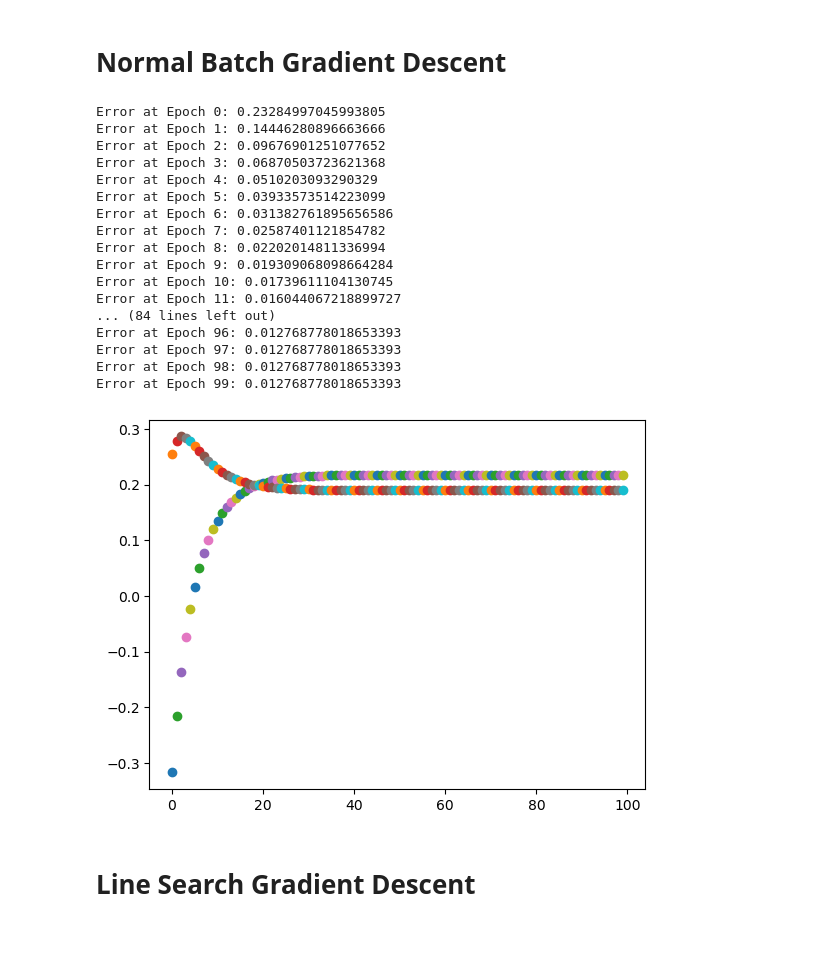
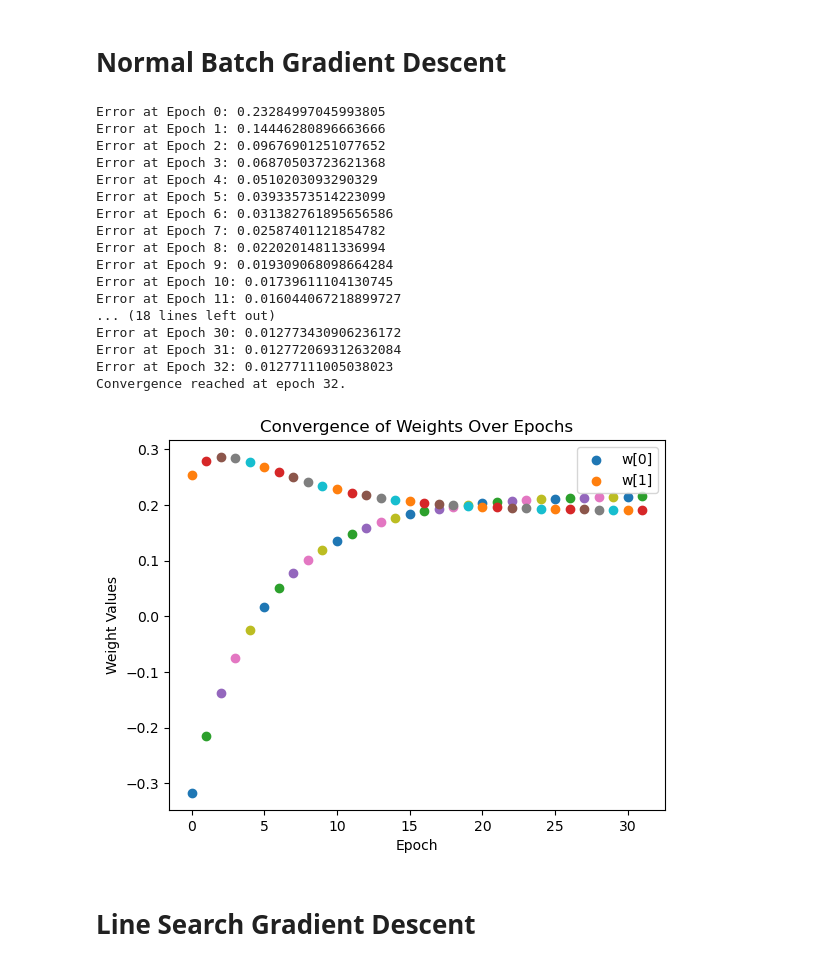
Before and after one commit to Philipp-Blankenhagen/DL-from-scratch, a Jupyter notebook: Gradient Descent.ipynb, the cells around one changed output. Drawn from its saved outputs; the diff is of its cells as text; code cells hidden in the pictures; blank space fills up the shorter version.

```diff
--- a/Gradient Descent.ipynb
+++ b/Gradient Descent.ipynb
@@ -15,57 +14,74 @@ w = torch.tensor([-0.45, 0.2])[:,None]
 # Normal Batch Gradient Descent
 # %%
 %matplotlib inline
-#plt.xlim(-0.6,0.4)
-#plt.ylim(0,0.5)
 
-delta = 0.2
-p = 3
-#d_w_t = -delta * (1/p * X@X.T@w - 1/p * X@y.T)
-w = torch.tensor([-0.45, 0.2])[:,None]
-w.requires_grad_(True)
+def gradient_descent_linear_regression(X, y, delta=0.2, p=3, epochs=100,tol=1e-6):
+    """
+    Performs gradient descent optimization on a linear regression model.
 
+    Parameters:
+    - X: torch.Tensor, the input features matrix.
+    - y: torch.Tensor, the target values vector.
+    - delta: float, the learning rate.
+    - p: int, scaling factor for the loss calculation.
+    - epochs: int, number of iterations to perform.
 
-for epoch in range(100):
+    The function iteratively updates the weight vector 'w' to minimize
+    the squared L2 norm of the prediction error, visualizing the weights'
+    convergence process over the epochs.
+    """
 
-    if w.grad is not None:
-        w.grad.zero_()
+    w = torch.tensor([-0.45, 0.2])[:, None]
+    w.requires_grad_(True)
+    prev_loss = float('inf')
 
+    for epoch in range(epochs):
+        if w.grad is not None:
+            w.grad.zero_()
+        y_pred = X.T @ w
+        loss = ((torch.linalg.vector_norm((y_pred - y.T), ord=2)) ** 2) * 0.5 * 1 / p
+        print(f'Error at Epoch {epoch}: {loss}')
 
-    y_pred = X.T@w
-    loss = ((torch.linalg.vector_norm((X.T@w - y.T), ord=2))**2) * 0.5 * 1/p
-    print(f'Error at Epoch {epoch}: {loss}')
-    #print(w)
-    loss.backward()
-    #print('before',w.grad)
+        if abs(prev_loss - loss) < tol:
+            print(f'Convergence reached at epoch {epoch}.')
+            break
 
-    #print(w.grad)
-    with torch.no_grad():
-        w -= delta * w.grad
+        prev_loss = loss
 
-    #plt.scatter(w.detach()[0],w.detach()[1])
-    plt.scatter(epoch,w.detach()[0])
-    plt.scatter(epoch,w.detach()[1])
+        loss.backward()
+        with torch.no_grad():
+            w -= delta * w.grad
 
-plt.show()
+        plt.scatter(epoch, w.detach()[0], label='w[0]' if epoch == 0 else "")
+        plt.scatter(epoch, w.detach()[1], label='w[1]' if epoch == 0 else "")
+
+    plt.xlabel('Epoch')
+    plt.ylabel('Weight Values')
+    plt.title('Convergence of Weights Over Epochs')
+    plt.legend()
+    plt.show()
+    return
+
+gradient_descent_linear_regression(X, y, delta=0.2, p=3, epochs=100)
 # %% [output]
 Error at Epoch 0: 0.23284997045993805
 Error at Epoch 1: 0.14446280896663666
 Error at Epoch 2: 0.09676901251077652
 Error at Epoch 3: 0.06870503723621368
 Error at Epoch 4: 0.0510203093290329
 Error at Epoch 5: 0.03933573514223099
 Error at Epoch 6: 0.031382761895656586
 Error at Epoch 7: 0.02587401121854782
 Error at Epoch 8: 0.02202014811336994
 Error at Epoch 9: 0.019309068098664284
 Error at Epoch 10: 0.01739611104130745
 Error at Epoch 11: 0.016044067218899727
-... (84 lines left out)
-Error at Epoch 96: 0.012768778018653393
-Error at Epoch 97: 0.012768778018653393
-Error at Epoch 98: 0.012768778018653393
-Error at Epoch 99: 0.012768778018653393
+... (18 lines left out)
+Error at Epoch 30: 0.012773430906236172
+Error at Epoch 31: 0.012772069312632084
+Error at Epoch 32: 0.01277111005038023
+Convergence reached at epoch 32.
-[figure, old version]
+[figure, new version]
 # %% [markdown]
 # Line Search Gradient Descent
 # %%
```
Also changed, not shown: parts of 4 cells of this notebook.
